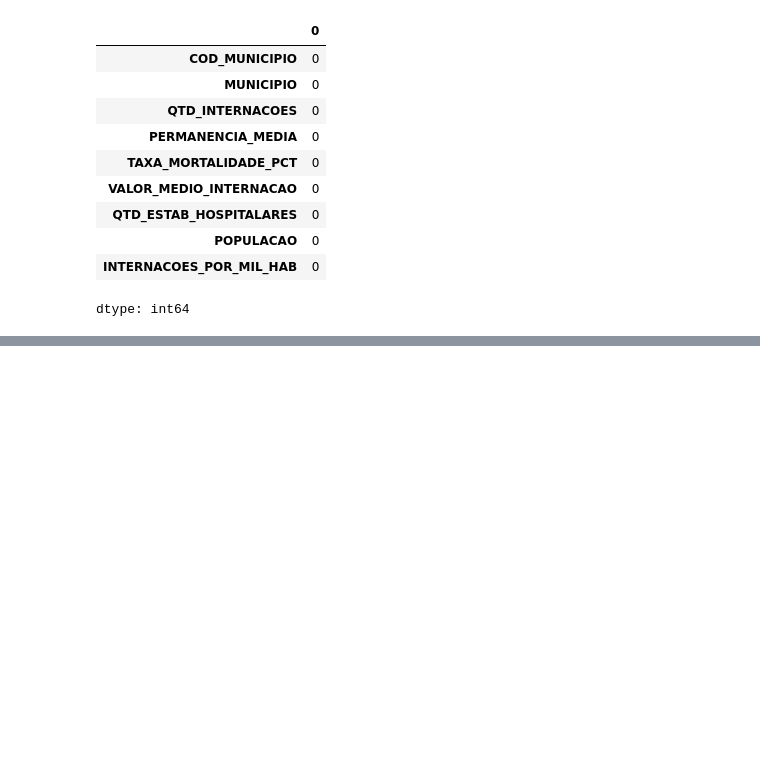
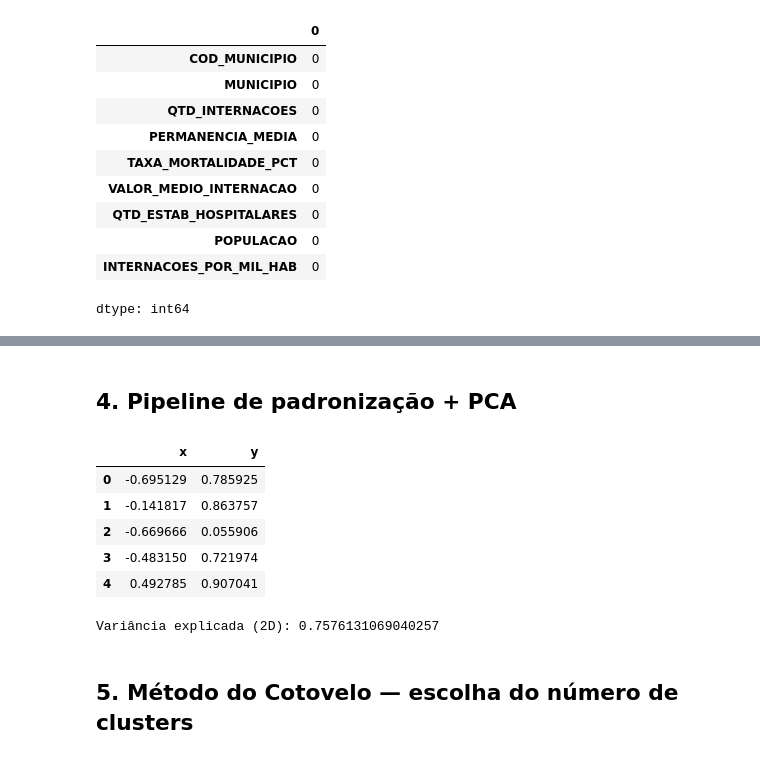
Before and after one commit to Melissa-Etes/Sprint2_grupo54, a Jupyter notebook: EC_Sprint2_HospiDataSUS_Clusterizacao_Grupo54.ipynb, the cells around one changed output, grey strips where cells are left out. Cells and saved outputs as stored; diff of their text form; code cells hidden in the pictures; blank space fills up the shorter version.

```diff
--- a/EC_Sprint2_HospiDataSUS_Clusterizacao_Grupo54.ipynb
+++ b/EC_Sprint2_HospiDataSUS_Clusterizacao_Grupo54.ipynb
@@ -255,0 +121,24 @@ features.head()
+# %% [markdown]
+## 4. Pipeline de padronização + PCA
+# %%
+pca_pipeline = Pipeline([
+    ('scaler', StandardScaler()),
+    ('PCA', PCA(n_components=2, random_state=SEED))
+])
+
+embedding_pca = pca_pipeline.fit_transform(features)
+projection = pd.DataFrame(columns=['x', 'y'], data=embedding_pca)
+projection.head()
+# %% [output]
+|  | x | y |
+| 0 | -0.695129 | 0.785925 |
+| 1 | -0.141817 | 0.863757 |
+| 2 | -0.669666 | 0.055906 |
+| 3 | -0.483150 | 0.721974 |
+| 4 | 0.492785 | 0.907041 |
+# %%
+print("Variância explicada (2D):", pca_pipeline.named_steps['PCA'].explained_variance_ratio_.sum())
+# %% [output]
+Variância explicada (2D): 0.7576131069040257
+# %% [markdown]
+## 5. Método do Cotovelo — escolha do número de clusters
```
Also changed, not shown: parts of 52 cells of this notebook.
